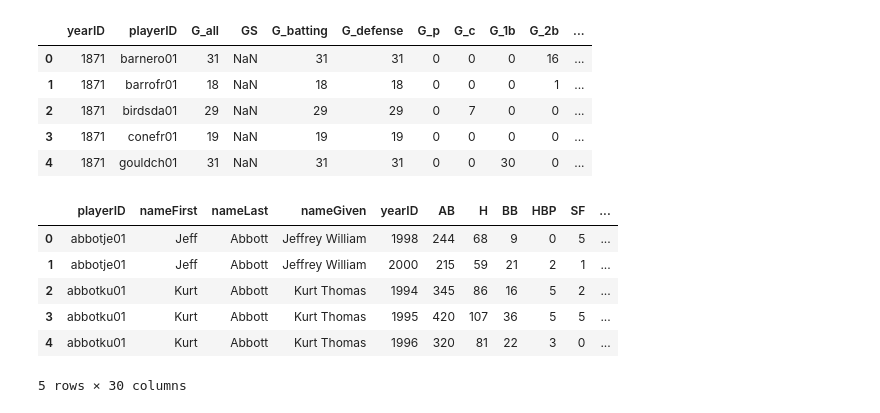
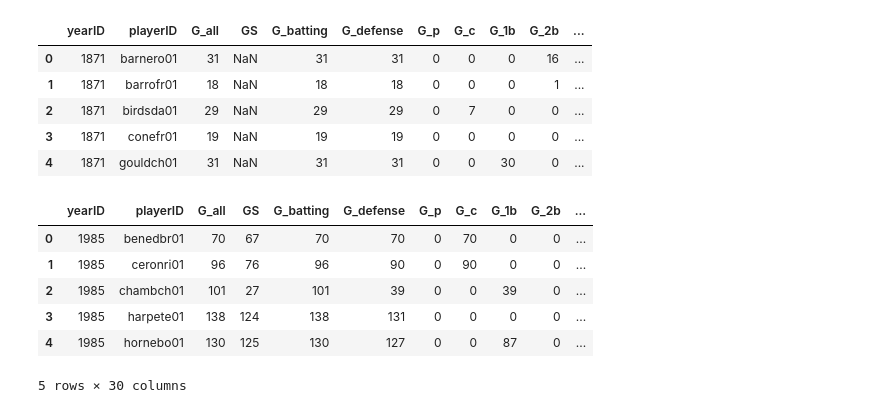
Before and after one commit to ahartz1/moneyball, a Jupyter notebook: moneyball.ipynb, the cells around one changed output. Cells and saved outputs as stored; diff of their text form; code cells hidden in the pictures.

```diff
--- a/moneyball.ipynb
+++ b/moneyball.ipynb
@@ -182,13 +182,13 @@ appearances.head()
 | 3 | 1871 | conefr01 | 19 | NaN | 19 | 19 | 0 | 0 | 0 | 0 | ... |
 | 4 | 1871 | gouldch01 | 31 | NaN | 31 | 31 | 0 | 0 | 30 | 0 | ... |
 # %%
-player_info = pd.merge(bbdata_sal, appearances)
-player_info.head()
+mb_data = pd.merge(appearances, bbdata_sal)
+mb_data.head()
 # %% [output]
-|  | playerID | nameFirst | nameLast | nameGiven | yearID | AB | H | BB | HBP | SF | ... |
-| 0 | abbotje01 | Jeff | Abbott | Jeffrey William | 1998 | 244 | 68 | 9 | 0 | 5 | ... |
-| 1 | abbotje01 | Jeff | Abbott | Jeffrey William | 2000 | 215 | 59 | 21 | 2 | 1 | ... |
-| 2 | abbotku01 | Kurt | Abbott | Kurt Thomas | 1994 | 345 | 86 | 16 | 5 | 2 | ... |
-| 3 | abbotku01 | Kurt | Abbott | Kurt Thomas | 1995 | 420 | 107 | 36 | 5 | 5 | ... |
-| 4 | abbotku01 | Kurt | Abbott | Kurt Thomas | 1996 | 320 | 81 | 22 | 3 | 0 | ... |
+|  | yearID | playerID | G_all | GS | G_batting | G_defense | G_p | G_c | G_1b | G_2b | ... |
+| 0 | 1985 | benedbr01 | 70 | 67 | 70 | 70 | 0 | 70 | 0 | 0 | ... |
+| 1 | 1985 | ceronri01 | 96 | 76 | 96 | 90 | 0 | 90 | 0 | 0 | ... |
+| 2 | 1985 | chambch01 | 101 | 27 | 101 | 39 | 0 | 0 | 39 | 0 | ... |
+| 3 | 1985 | harpete01 | 138 | 124 | 138 | 131 | 0 | 0 | 0 | 0 | ... |
+| 4 | 1985 | hornebo01 | 130 | 125 | 130 | 127 | 0 | 0 | 87 | 0 | ... |
 5 rows × 30 columns
```
Also changed, not shown: parts of 11 cells of this notebook.
